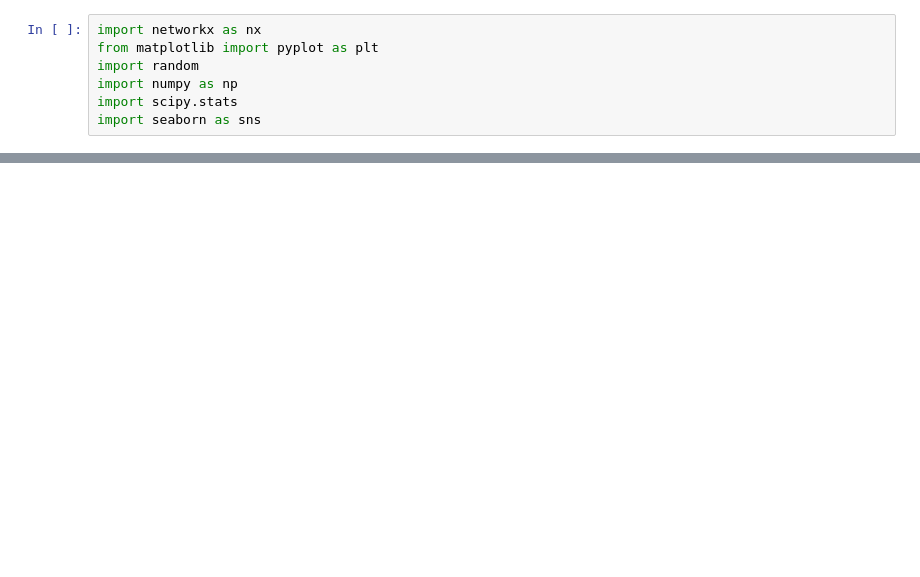
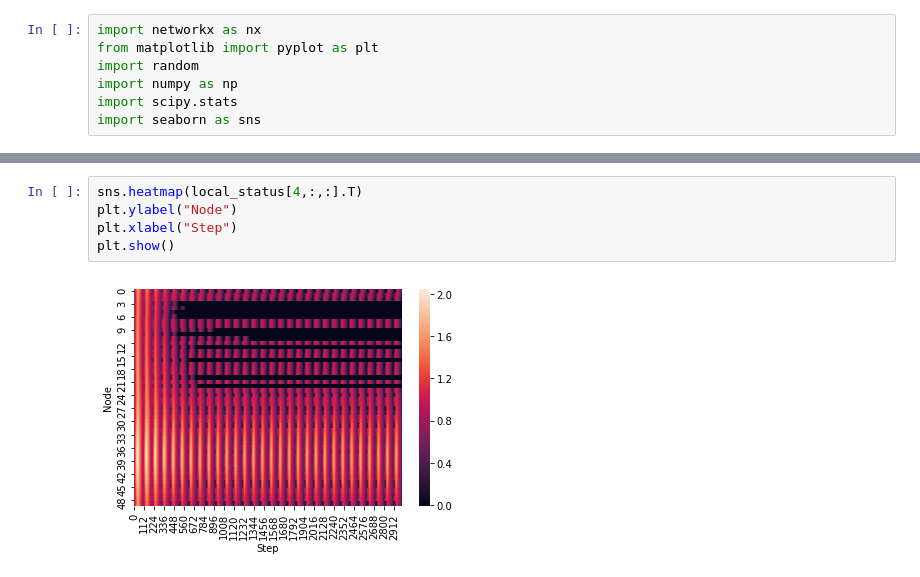
Before and after one commit to WavyV/Complex_System_Simulation, a Jupyter notebook: Network/networks.ipynb, the cells around one changed output, grey strips where cells are left out. Drawn from its saved outputs; the diff is of its cells as text; blank space fills up the shorter version.

```diff
--- a/Network/networks.ipynb
+++ b/Network/networks.ipynb
@@ -122,3 +151,10 @@ plt.show()
+# %%
+sns.heatmap(local_status[4,:,:].T)
+plt.ylabel("Node")
+plt.xlabel("Step")
+plt.show()
+# %% [output]
+[figure, added]
 # %%
 fig, axes = plt.subplots(2,2, figsize=(10,10))
 for i in range(2):
```
Also changed, not shown: parts of 6 cells of this notebook.
